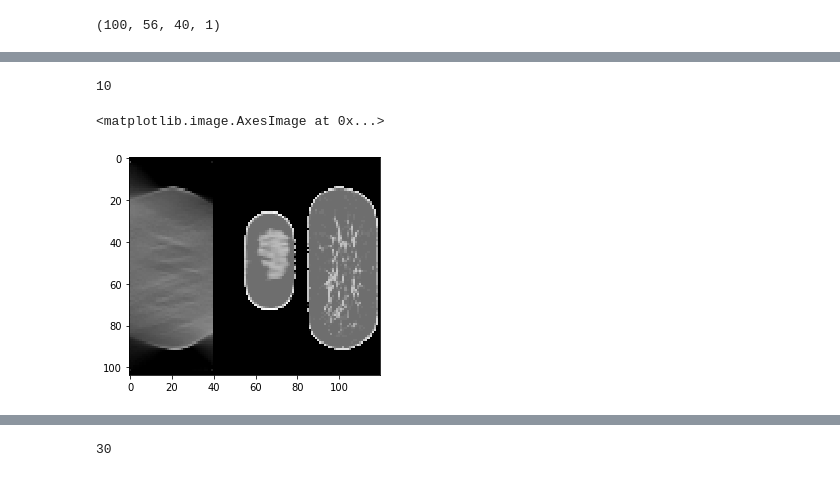
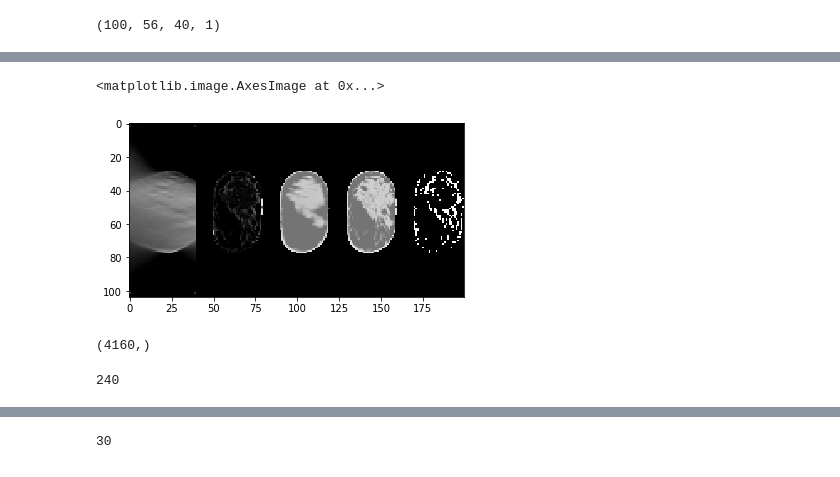
Before and after one commit to PranjalSahu/newrecon, a Jupyter notebook: recon1.ipynb, the cells around one changed output, grey strips where cells are left out. Drawn from its saved outputs; the diff is of its cells as text; code cells hidden in the pictures.

```diff
--- a/recon1.ipynb
+++ b/recon1.ipynb
@@ -499,5 +459,5 @@ Epoch 217/1500
 # %%
-model = load_model('/media/dril/ubuntudata/DBT-NEW/models/model21-dril.h5', compile=True)
+model = load_model('/media/dril/ubuntudata/DBT-NEW/models/model23-dril.h5', compile=True)
 # %%
 result = model.predict(valx, batch_size=4)
 print(result.shape)
@@ -596,0 +565,8 @@ print(result.shape, final_result.shape)
+# %%
+slicenum = random.randint(0, 23)
+index    = random.randint(0, 500)
+
+print(slicenum, index)
+plt.imshow(np.concatenate([valx[index, :, slicenum, :, 0],  result[index, :, slicenum, :, 0], valy[index, :, slicenum, :, 0]], axis=-1), cmap='gray')
+#plt.imshow(np.concatenate([valx[index, :, slicenum, :, 0],  result[index, :, slicenum, :, 0], valy[index, :, slicenum, :, 0]], axis=-1), cmap='gray')
+#plt.imshow(np.concatenate([valx[index, :, slicenum, :, 0],  diff_result[index, :, slicenum, :, 0], result[index, :, slicenum, :, 0], valy[index, :, slicenum, :, 0]], axis=-1), cmap='gray')
@@ -596,0 +577,3 @@ print(result.shape, final_result.shape)
+# %%
+diff_result = np.abs(valy-result)
+print(diff_result.shape)
@@ -596,0 +582,6 @@ print(result.shape, final_result.shape)
+# %%
+#temp1 = copy.deepcopy(valy)
+temp1 = copy.deepcopy(diff_result)
+temp1[temp1 < 0.1] = 0
+#temp1[temp1 > 0.4] = 0
+temp1[temp1 != 0] = 1
@@ -597,9 +593,13 @@ print(result.shape, final_result.shape)
 # %%
-slicenum = 10#random.randint(0, 40)
-print(slicenum)
-#index = random.randint(0, 500)
-plt.imshow(np.concatenate([valx[index, :, slicenum, :, 0],  result[index, :, slicenum, :, 0], valy[index, :, slicenum, :, 0]], axis=-1), cmap='gray')
+plt.imshow(np.concatenate([valx[index, :, slicenum, :, 0], diff_result[index, :, slicenum, :, 0], result[index, :, slicenum, :, 0], valy[index, :, slicenum, :, 0], temp1[index, :, slicenum, :, 0]], axis=-1), cmap='gray')
 # %% [output]
-10
+<matplotlib.image.AxesImage at 0x...>
-<matplotlib.image.AxesImage at 0x...>
-[figure, old version]
+[figure, new version]
+# %%
+print(temp1[index, :, slicenum, :, 0].flatten().shape)
+# %% [output]
+(4160,)
+# %%
+print(np.count_nonzero(temp1[index, :, slicenum, :, 0].flatten()))
+# %% [output]
+240
```
Also changed, not shown: parts of 14 cells of this notebook.
